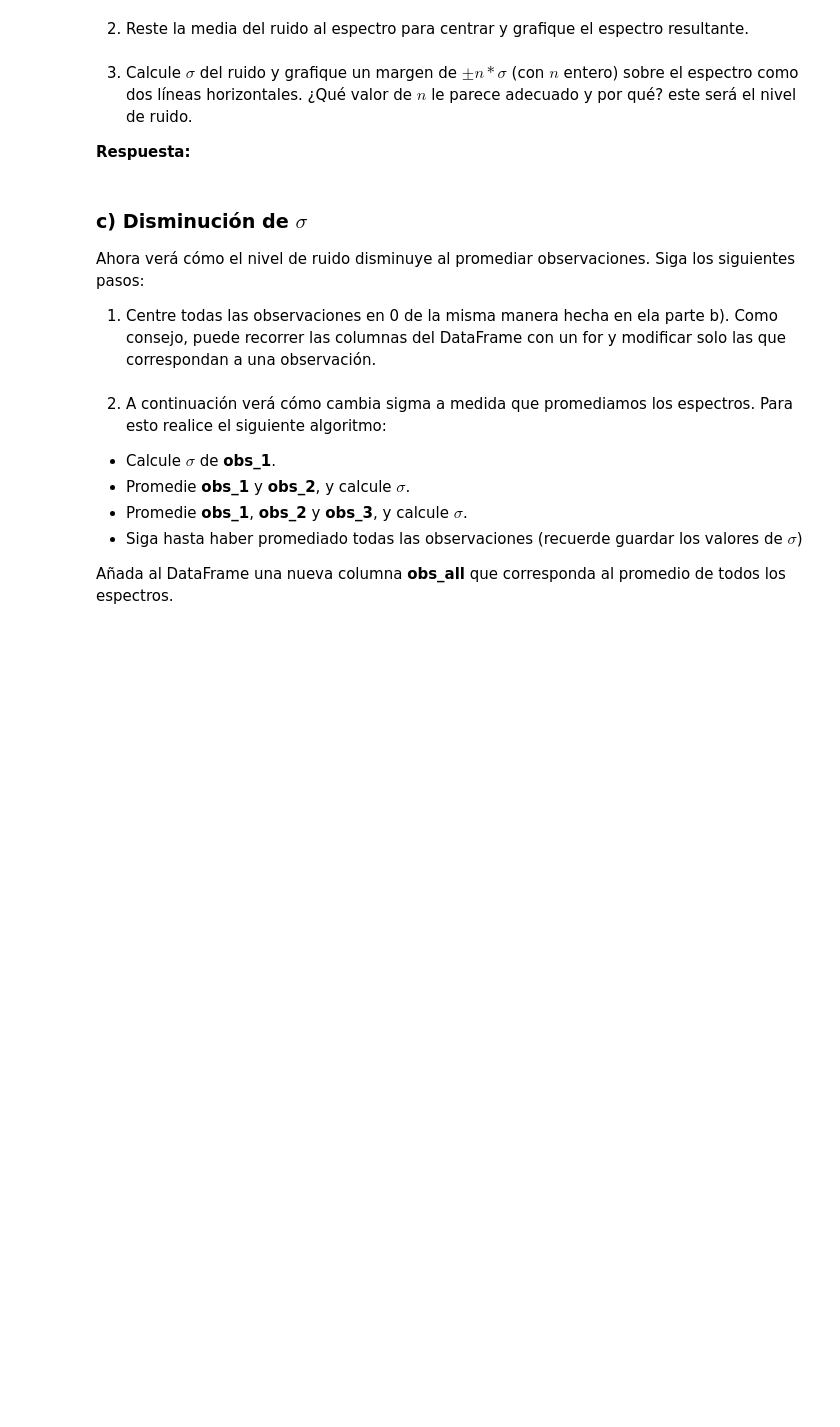
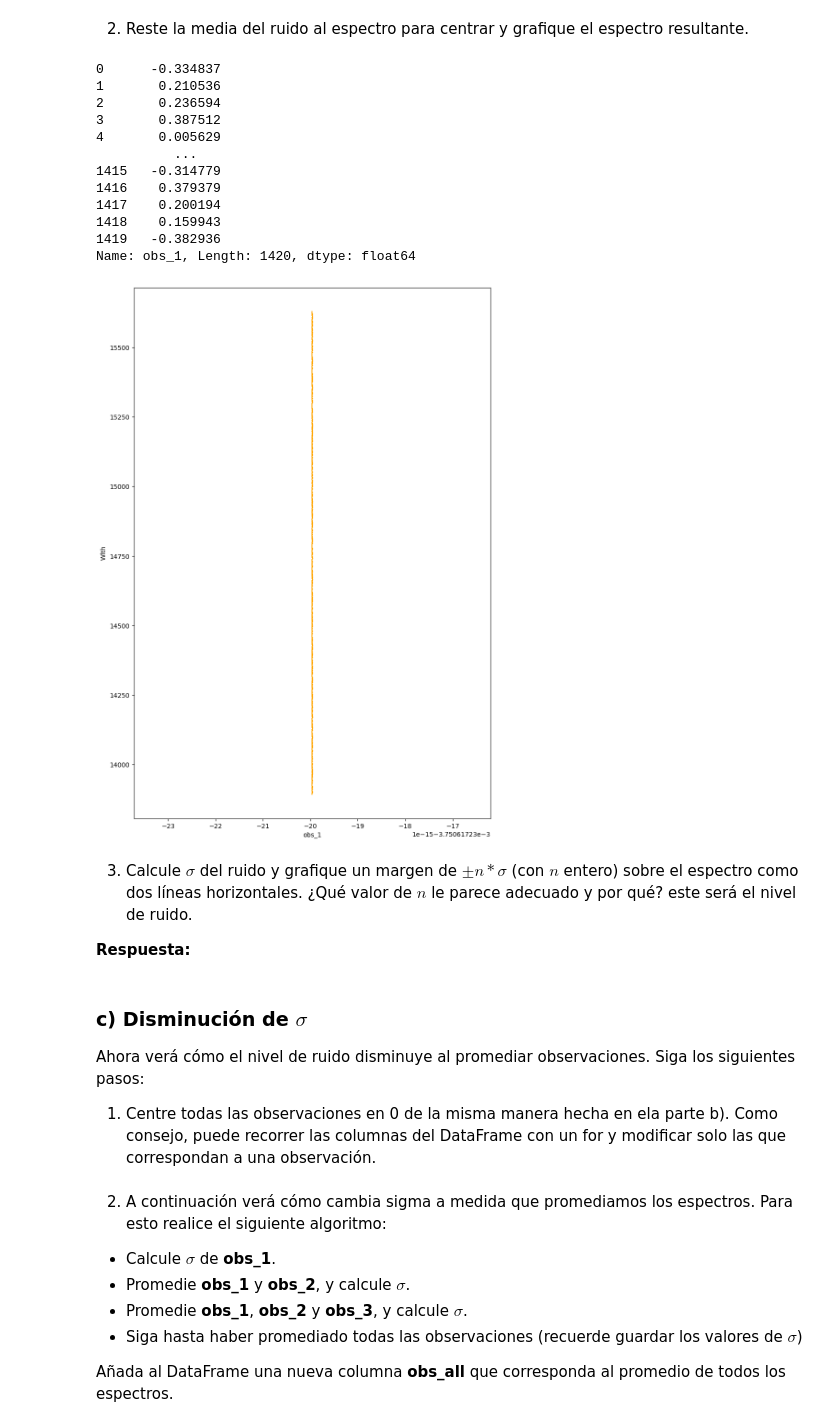
Before and after one commit to azavalac/Tarea-2-zavala, a Jupyter notebook: Tarea2.ipynb, the cells around one changed output. Saved outputs shown, nothing was run; the diff lists cells and outputs as text; code cells hidden in the pictures; blank space fills up the shorter version.

```diff
--- a/Tarea2.ipynb
+++ b/Tarea2.ipynb
@@ -336,0 +347,5 @@ SyntaxError: invalid syntax (<ipython-input-17-e1f51d88f5ad>, line 1)
+# %%
+sigma = obs_1.std()
+ruido = obs_1[(obs_1 >= obs_1.mean() - 3*sigma) & (obs_1 <= obs_1.mean() + 3*sigma)]
+ruido_mn = ruido.mean()
+print (ruido)
@@ -341,3 +367,30 @@ SyntaxError: invalid syntax (<ipython-input-17-e1f51d88f5ad>, line 1)
+# %%
+# Grafique el espectro centrado en 0 aquí
+v_medio = obs_1 - ruido.mean()
+print (v_medio)
+obs_1cn = obs_1 - v_medio
+obs_1cn
+
+#Grafico
+plt.figure(figsize=(10, 15))
+plt.plot(obs_1cn, Wlth, color = 'orange')
+plt.xlabel('obs_1')
+plt.ylabel('Wlth')
+plt.show()
+# %% [output]
+0      -0.334837
+1       0.210536
+2       0.236594
+3       0.387512
+4       0.005629
+          ...
+1415   -0.314779
+1416    0.379379
+1417    0.200194
+1418    0.159943
+1419   -0.382936
+Name: obs_1, Length: 1420, dtype: float64
+[figure, added]
 # %% [markdown]
 3. Calcule $\sigma$ del ruido y grafique un margen de $\pm n*\sigma$ (con $n$ entero) sobre el espectro como dos líneas horizontales. ¿Qué valor de $n$ le parece adecuado y por qué? este será el nivel de ruido.
 
```
Also changed, not shown: parts of 5 cells of this notebook.
